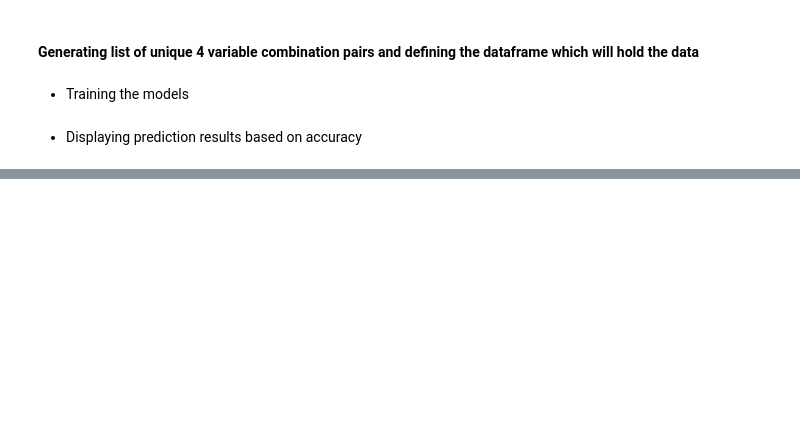
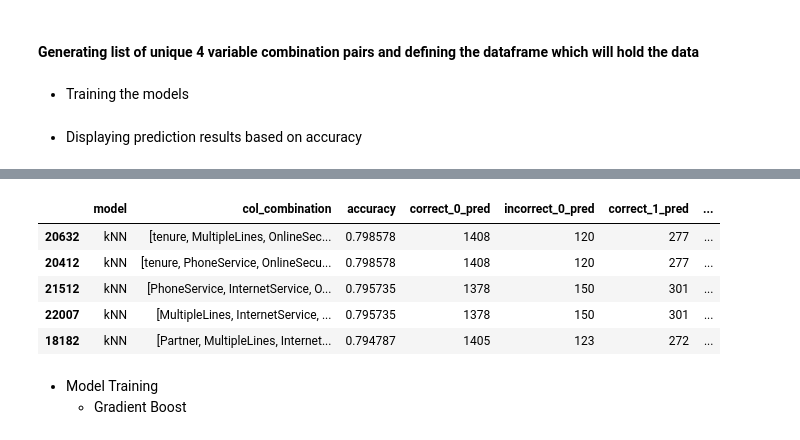
Before and after one commit to HarshTanwar001/Churn-Analysis, a Jupyter notebook: Churn_Analysis.ipynb, the cells around one changed output, grey strips where cells are left out. Saved outputs shown, nothing was run; the diff lists cells and outputs as text; code cells hidden in the pictures; blank space fills up the shorter version.

```diff
--- a/Churn_Analysis.ipynb
+++ b/Churn_Analysis.ipynb
@@ -1436,0 +1505,12 @@ data_4_comb.sort_values(by='accuracy', ascending=False).head()
+# %%
+data_5_comb.sort_values(by='accuracy', ascending=False).head()
+# %% [output]
+|  | model | col_combination | accuracy | correct_0_pred | incorrect_0_pred | correct_1_pred | ... |
+| 20632 | kNN | [tenure, MultipleLines, OnlineSec... | 0.798578 | 1408 | 120 | 277 | ... |
+| 20412 | kNN | [tenure, PhoneService, OnlineSecu... | 0.798578 | 1408 | 120 | 277 | ... |
+| 21512 | kNN | [PhoneService, InternetService, O... | 0.795735 | 1378 | 150 | 301 | ... |
+| 22007 | kNN | [MultipleLines, InternetService, ... | 0.795735 | 1378 | 150 | 301 | ... |
+| 18182 | kNN | [Partner, MultipleLines, Internet... | 0.794787 | 1405 | 123 | 272 | ... |
+# %% [markdown]
+- Model Training
+    - Gradient Boost
```
Also changed, not shown: parts of 44 cells of this notebook.
